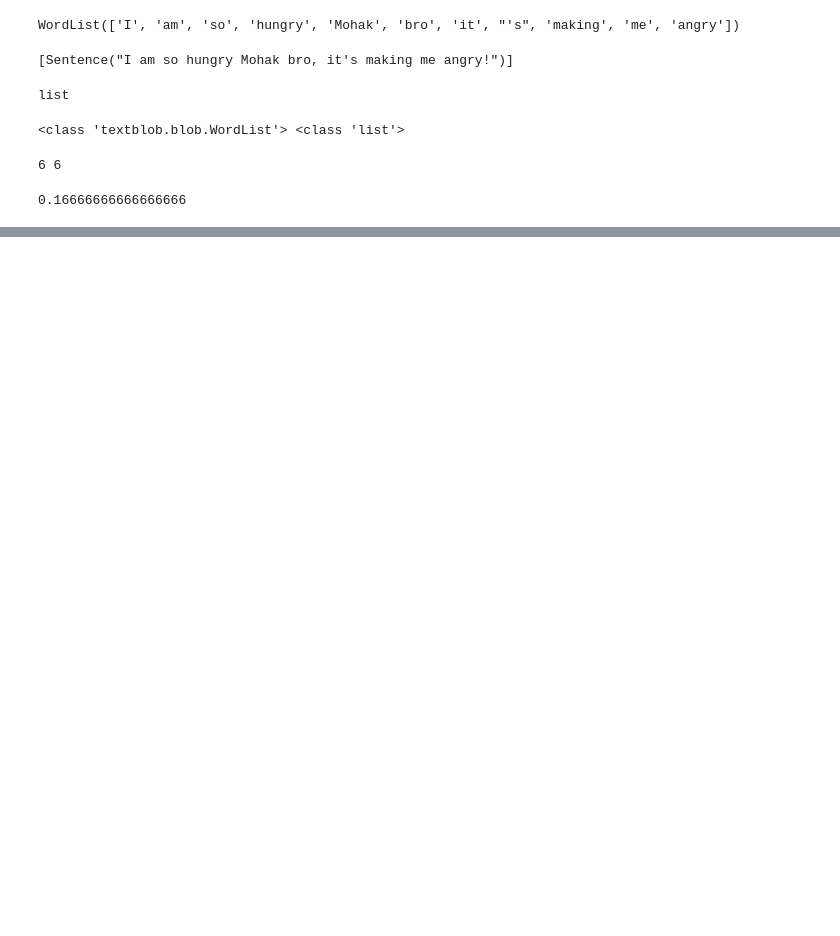
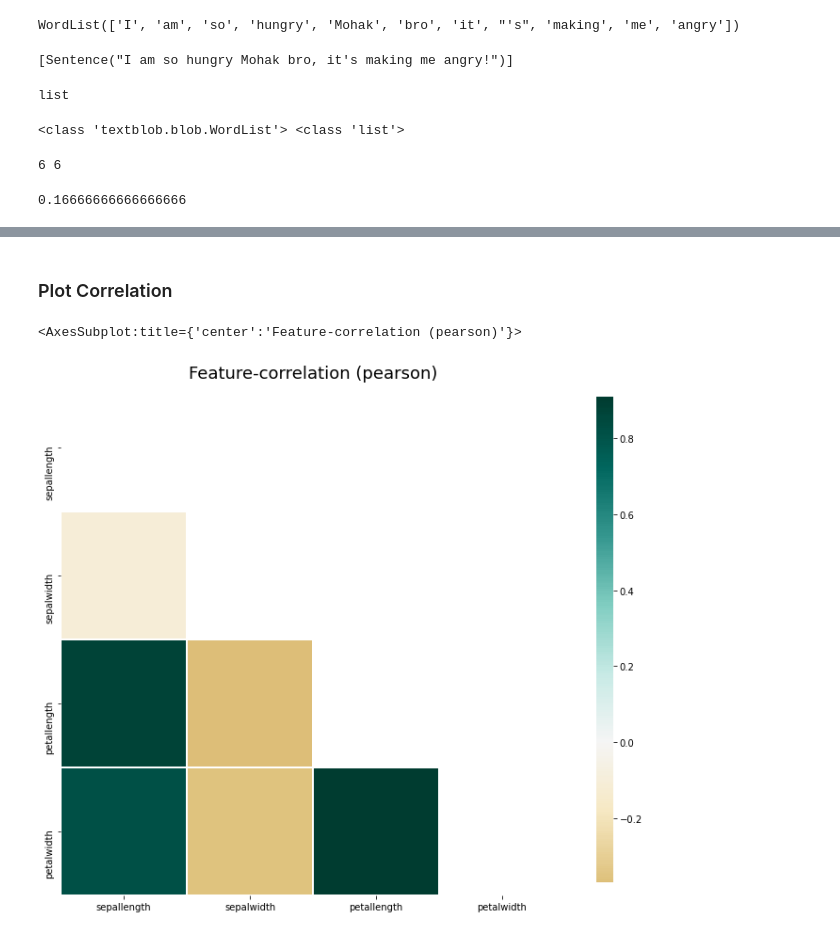
Before and after one commit to MohakChugh/Learning-Python, a Jupyter notebook: Self_Nodes_For_Learning.ipynb, the cells around one changed output, grey strips where cells are left out. Cells and saved outputs as stored; diff of their text form; code cells hidden in the pictures; blank space fills up the shorter version.

Commit message:
data cleaning and exploratory data analysis added

```diff
--- a/Self_Nodes_For_Learning.ipynb
+++ b/Self_Nodes_For_Learning.ipynb
@@ -1014,0 +1042,4 @@ print(accuracy_score(actual_sentence, error_sentence))
+# %%
+import pandas as pd
+iris = pd.read_csv('iris.csv')
+iris.head()
@@ -1014,0 +1062,2 @@ print(accuracy_score(actual_sentence, error_sentence))
+# %%
+clean_iris = klib.data_cleaning(iris)
@@ -1014,0 +1074,7 @@ print(accuracy_score(actual_sentence, error_sentence))
+# %% [markdown]
+### Plot Correlation
+# %%
+klib.corr_plot(clean_iris, annot=False)
+# %% [output]
+<AxesSubplot:title={'center':'Feature-correlation (pearson)'}>
+[figure, added]
```
Also changed, not shown: parts of 45 cells of this notebook, 2 other files.
